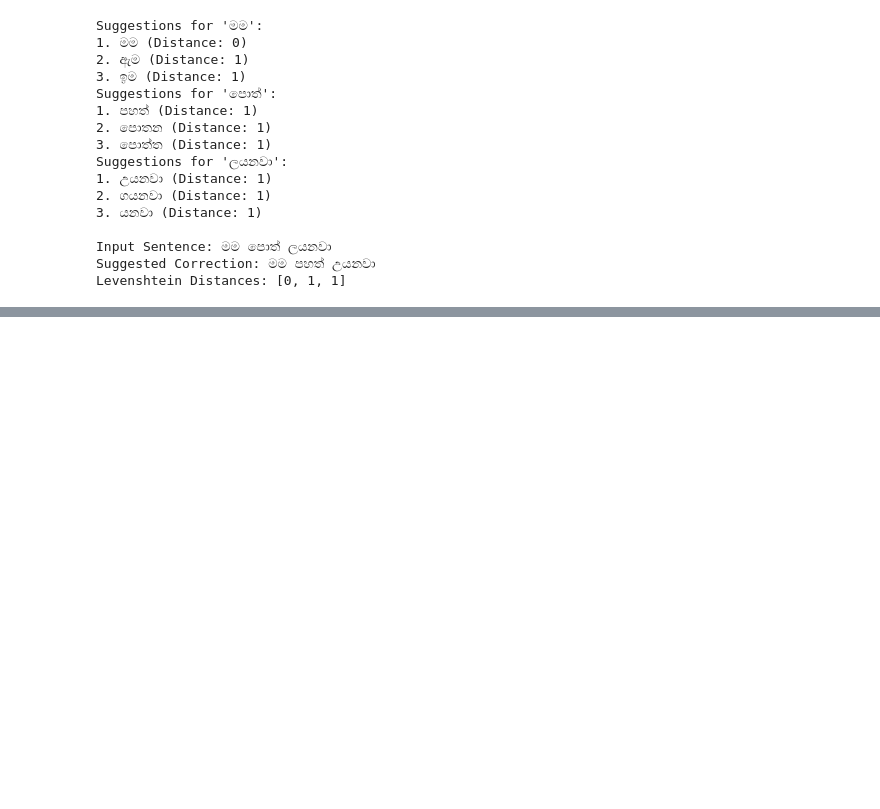
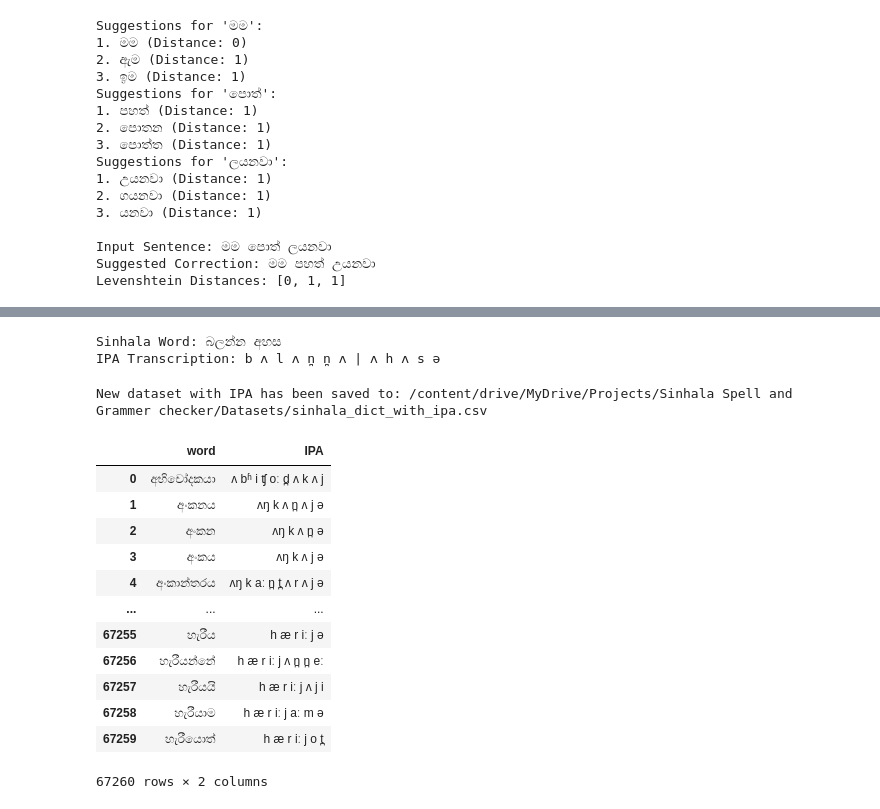
Before and after one commit to Nuwantha97/Sinhala_spell_and_grammer_checker, a Jupyter notebook: Spell_checker.ipynb, the cells around one changed output, grey strips where cells are left out. Saved outputs shown, nothing was run; the diff lists cells and outputs as text; code cells hidden in the pictures; blank space fills up the shorter version.

```diff
--- a/Spell_checker.ipynb
+++ b/Spell_checker.ipynb
@@ -199,0 +406,42 @@ Levenshtein Distances: [0, 1, 1]
+# %%
+# Example Usage
+sinhala_word = "බලන්න අහස"  # Input Sinhala word
+ipa_transcription = sinhala_to_ipa(sinhala_word)
+print("Sinhala Word:", sinhala_word)
+print("IPA Transcription:", ipa_transcription)
+# %% [output]
+Sinhala Word: බලන්න අහස
+IPA Transcription: b ʌ l ʌ n̪ n̪ ʌ | ʌ h ʌ s ə
+# %%
+import pandas as pd
+
+# Load the dataset without headers (it doesn't have column names)
+file_path = '/content/drive/MyDrive/Projects/Sinhala Spell and Grammer checker/Datasets/sinhala_dict2.csv'
+df = pd.read_csv(file_path, header=None, names=['word'])
+
+# Apply the `sinhala_to_ipa` function to each word
+df['IPA'] = df['word'].apply(sinhala_to_ipa)
+
+# Save the new dataset with 'word' and 'IPA' columns to a new CSV file
+output_path = '/content/drive/MyDrive/Projects/Sinhala Spell and Grammer checker/Datasets/sinhala_dict_with_ipa.csv'
+df[['word', 'IPA']].to_csv(output_path, index=False)
+
+print("New dataset with IPA has been saved to:", output_path)
+# %% [output]
+New dataset with IPA has been saved to: /content/drive/MyDrive/Projects/Sinhala Spell and Grammer checker/Datasets/sinhala_dict_with_ipa.csv
+# %%
+df
+# %% [output]
+|  | word | IPA |
+| 0 | අභිචෝදකයා | ʌ bʱ i ʧ oː d̪ ʌ k ʌ j |
+| 1 | අංකනය | ʌŋ k ʌ n̪ ʌ j ə |
+| 2 | අංකන | ʌŋ k ʌ n̪ ə |
+| 3 | අංකය | ʌŋ k ʌ j ə |
+| 4 | අංකාන්තරය | ʌŋ k aː n̪ t̪ ʌ r ʌ j ə |
+| ... | ... | ... |
+| 67255 | හැරීය | h æ r iː j ə |
+| 67256 | හැරීයන්නේ | h æ r iː j ʌ n̪ n̪ eː |
+| 67257 | හැරීයයි | h æ r iː j ʌ j i |
+| 67258 | හැරීයාම | h æ r iː j aː m ə |
+| 67259 | හැරීයොත් | h æ r iː j o t̪ |
+67260 rows × 2 columns
```
Also changed, not shown: parts of 6 cells of this notebook.
